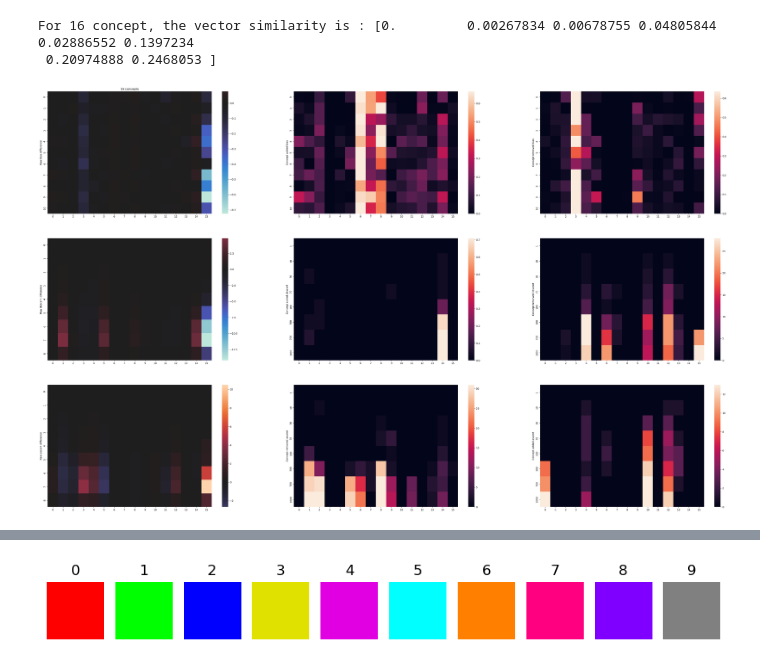
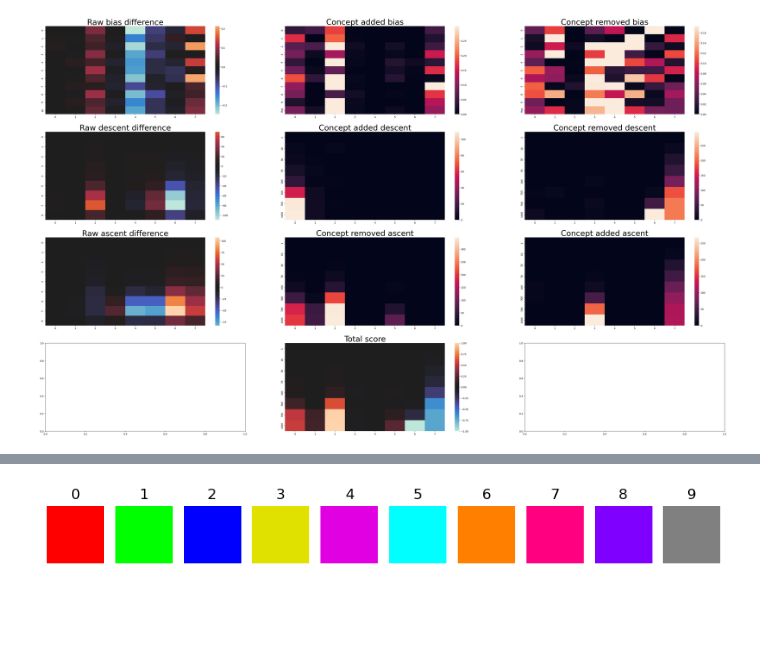
Before and after one commit to vitryt/label-free-bias-identification, a Jupyter notebook: data_recovery.ipynb, the cells around one changed output, grey strips where cells are left out. Cells and saved outputs as stored; diff of their text form; code cells hidden in the pictures; blank space fills up the shorter version.

```diff
--- a/data_recovery.ipynb
+++ b/data_recovery.ipynb
@@ -38,14 +50,0 @@ plt.show()
-# %%
-exp_id = 11
-exp_name = "MNIST"
-with open("/data/4vitry/models/" + exp_name + "/test_model_" + str(exp_id) + ".pkl", "rb") as f:
-    stat = np.array(pkl.load(f))
-"""P(b(x)|f(x))"""
-label_sum = stat.sum(axis=1)
-stat = (stat.T / label_sum).T
-# """P(f(x)|b(x))"""
-# label_sum = stat.sum(axis=0)
-# stat = stat / label_sum
-ax = sb.heatmap(stat, vmin=0, vmax=0.2, annot=True, xticklabels=list(range(10)), yticklabels=list(range(10)))
-ax.set(xlabel="b(x)", ylabel="f(x)")
-plt.show()
@@ -54,10 +95,17 @@ plt.show()
 # %%
+def norm_array(x):
+    ar = np.array(x)
+    m = ar.max()
+    if m == 0:
+        m = 1
+    return ar/m
+
 def show_expe(exp_id, studied_bias, concept_id, patch_id):
     concept_amounts = [4, 8, 16, 32]
     patch_sizes = [4, 8, 16, 28]
     amount_of_concept = concept_amounts[concept_id]
     patch_size = patch_sizes[patch_id]
-    fig, axes = plt.subplots(3, 3, figsize=(50,30))
+    fig, axes = plt.subplots(4, 3, figsize=(50,30))
     with open(f"/data/4vitry/models/{exp_name}/bias_{exp_id}_{concept_id}_{patch_id}.pkl", "rb") as f:
         bias_res = pkl.load(f)
     with open(f"/data/4vitry/models/{exp_name}/concepts_{exp_id}_{concept_id}_{patch_id}.pkl", "rb") as f:
@@ -72,58 +120,63 @@ def show_expe(exp_id, studied_bias, concept_id, patch_id):
         table1.append(((bias_res[studied_bias][i][1] > 0) & (bias_res[studied_bias][i][0] == 0)).sum(axis=0)/len(bias_res[studied_bias][i][0]))
     table1.append(sum(table1)/len(table1))
 
     table2 = []
     for i in range(10):
         table2.append(((bias_res[studied_bias][i][1] == 0) & (bias_res[studied_bias][i][0] > 0)).sum(axis=0)/len(bias_res[studied_bias][i][0]))
     table2.append(sum(table2)/len(table2))
-
+    fontsize = 32
     descent_added = []
     descent_removed = []
     ascent_added = []
     ascent_removed = []
     descent_raw_difference = []
     ascent_raw_difference = []
-    for step_amount in [1, 10, 30, 70, 100, 300, 700, 1000]:
+    steps_amount = [1, 10, 30, 70, 100, 300, 700, 1000] #steps_amount
+    for step_amount in steps_amount:
         table_ = cu.analyze_results(concept_res["concept_results"][step_amount], studied_bias, amount_of_concept)
-        descent_added.append(table_["descent_added_concept"]/table_["data_size"])
+        descent_added.append(table_["descent_added_concept"])
         descent_removed.append(table_["descent_removed_concept"])
         ascent_added.append(table_["ascent_added_concept"])
         ascent_removed.append(table_["ascent_removed_concept"])
         descent_raw_difference.append(table_["descent_raw_difference"])
         ascent_raw_difference.append(table_["ascent_raw_difference"])
     descent_raw_difference.append(sum(descent_raw_difference)/len(descent_raw_difference))
     ascent_raw_difference.append(sum(ascent_raw_difference)/len(ascent_raw_difference))
 
     sb.heatmap(table, center=0, annot=False, ax=axes[0][0])
-    axes[0][0].set(ylabel="Raw bias difference", title=f"{amount_of_concept} concepts")
-    sb.heatmap(table1, vmin=0, vmax=table1[-1].max(), annot=False, ax=axes[0][1])
-    axes[0][1].set(ylabel="Concept added bias")
-    sb.heatmap(table2, vmin=0, vmax=table2[-1].max(), annot=False, ax=axes[0][2])
-    axes[0][2].set(ylabel="Concept removed bias")
+    axes[0][0].set_title("Raw bias difference", {"fontsize":fontsize})
+    sb.heatmap(table1, vmin=0, vmax=table1[-1].max(), annot=False, ax=axes[0][1], yticklabels=list(range(10)) + ["Avg"])
+    axes[0][1].set_title("Concept added bias", {"fontsize":fontsize})
+    sb.heatmap(table2, vmin=0, vmax=table2[-1].max(), annot=False, ax=axes[0][2], yticklabels=list(range(10)) + ["Avg"])
+    axes[0][2].set_title("Concept removed bias", {"fontsize":fontsize})
 
     sb.heatmap(descent_raw_difference, center=0, ax=axes[1][0])
-    axes[1][0].set(ylabel="Raw descent difference")
-    sb.heatmap(descent_removed, vmin=0, vmax=descent_removed[-1].max(), annot=False, yticklabels=[1, 10, 30, 70, 100, 300, 700, 1000], ax=axes[1][2])
-    axes[1][2].set(ylabel="Concept removed descent")
-    sb.heatmap(descent_added, vmin=0, vmax=descent_added[-1].max(), annot=False, yticklabels=[1, 10, 30, 70, 100, 300, 700, 1000], ax=axes[1][1])
-    axes[1][1].set(ylabel="Concept added descent")
+    axes[1][0].set_title("Raw descent difference", {"fontsize":fontsize})
+    sb.heatmap(descent_removed, vmin=0, vmax=descent_removed[-1].max(), annot=False, yticklabels=steps_amount, ax=axes[1][2])
+    axes[1][2].set_title("Concept removed descent", {"fontsize":fontsize})
+    sb.heatmap(descent_added, vmin=0, vmax=descent_added[-1].max(), annot=False, yticklabels=steps_amount, ax=axes[1][1])
+    axes[1][1].set_title("Concept added descent", {"fontsize":fontsize})
 
     sb.heatmap(ascent_raw_difference, center=0, ax=axes[2][0])
-    axes[2][0].set(ylabel="Raw ascent difference")
-    sb.heatmap(ascent_added, vmin=0, vmax=ascent_added[-1].max(), annot=False, yticklabels=[1, 10, 30, 70, 100, 300, 700, 1000], ax=axes[2][2])
-    axes[2][2].set(ylabel="Concept added ascent")
-    sb.heatmap(ascent_removed, vmin=0, vmax=ascent_removed[-1].max(), annot=False, yticklabels=[1, 10, 30, 70, 100, 300, 700, 1000], ax=axes[2][1])
-    axes[2][1].set(ylabel="Concept removed ascent")
+    axes[2][0].set_title("Raw ascent difference", {"fontsize":fontsize})
+    sb.heatmap(ascent_added, vmin=0, vmax=ascent_added[-1].max(), annot=False, yticklabels=steps_amount, ax=axes[2][2])
+    axes[2][2].set_title("Concept added ascent", {"fontsize":fontsize})
+    sb.heatmap(ascent_removed, vmin=0, vmax=ascent_removed[-1].max(), annot=False, yticklabels=steps_amount, ax=axes[2][1])
+    axes[2][1].set_title("Concept removed ascent", {"fontsize":fontsize})
 
-    v_bias_identified = np.array(descent_removed)
-    v_bias_real = table1[-1]
-    res = np.dot(v_bias_identified, v_bias_real)/(np.linalg.norm(v_bias_identified)*np.linalg.norm(v_bias_real))
-    print(f"For {amount_of_concept} concept, the vector similarity is : {res}")
+    total = norm_array(ascent_removed) - norm_array(descent_removed)
+    sb.heatmap(total, center=0, annot=False, yticklabels=steps_amount, ax=axes[3][1])
+    axes[3][1].set_title("Total score", {"fontsize":fontsize})
 
-show_expe(exp_id=11, studied_bias=2, concept_id=2, patch_id=2)
+    # v_bias_identified = np.array(descent_removed)
+    # v_bias_real = table1[-1]
+    # res = np.dot(v_bias_identified, v_bias_real)/(np.linalg.norm(v_bias_identified)*np.linalg.norm(v_bias_real))
+    # print(f"For {amount_of_concept} concept, the vector similarity is : {res}")
+
+concept_id = 1
+patch_size_id = 1
+show_expe(exp_id=exp_id, studied_bias=studied_bias, concept_id=concept_id, patch_id=patch_size_id)
 # %% [output]
-For 16 concept, the vector similarity is : [0.         0.00267834 0.00678755 0.04805844 0.02886552 0.1397234
- 0.20974888 0.2468053 ]
-[figure, old version]
+[figure, new version]
 # %%
 from math import ceil
```
Also changed, not shown: parts of 12 cells of this notebook, 5 other files.
